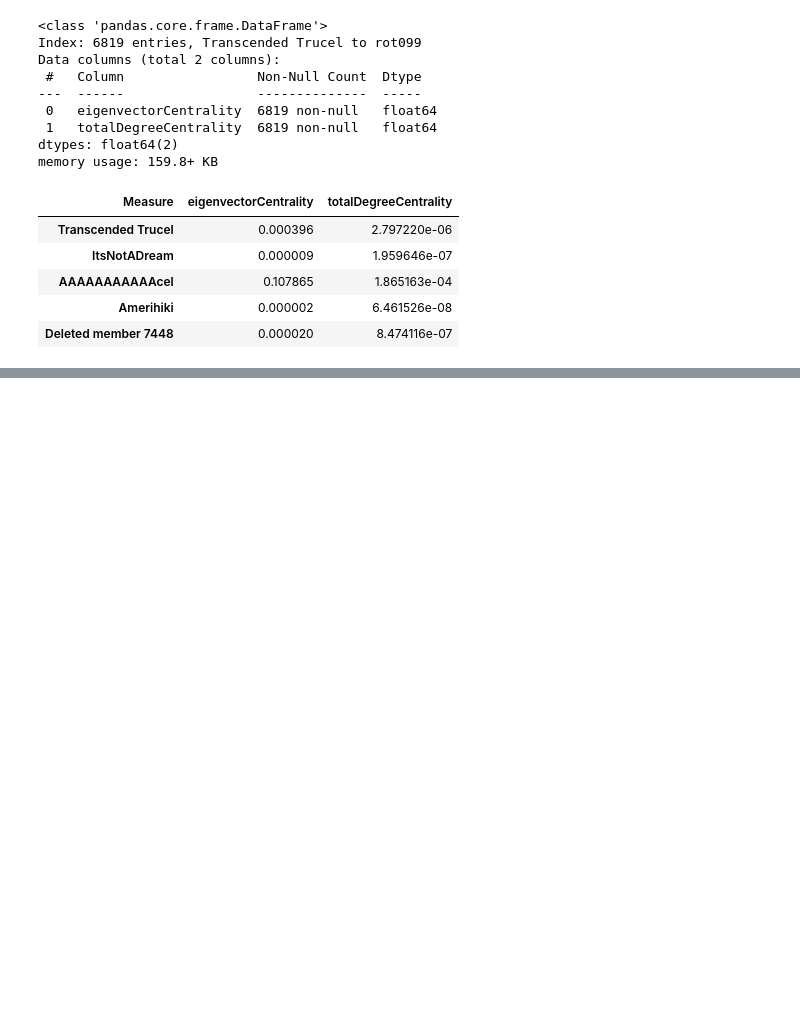
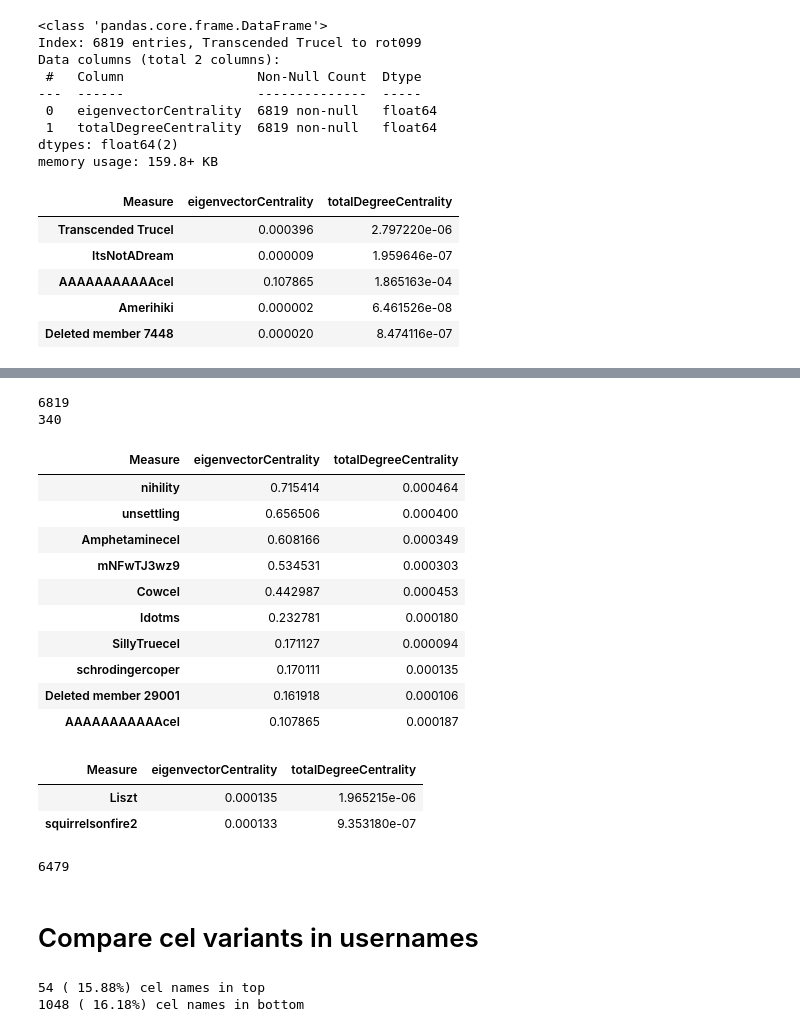
Before and after one commit to michaelmilleryoder/incels_identities, a Jupyter notebook: jupyter/central_users.ipynb, the cells around one changed output, grey strips where cells are left out. Saved outputs shown, nothing was run; the diff lists cells and outputs as text; code cells hidden in the pictures; blank space fills up the shorter version.

```diff
--- a/jupyter/central_users.ipynb
+++ b/jupyter/central_users.ipynb
@@ -43,0 +47,42 @@ px.bar(selected, x=selected.index, y='eigenvectorCentrality')
+# %%
+print(len(central))
+top = int(len(central)/20)
+print(top)
+highest_eigen = central.sort_values('eigenvectorCentrality', ascending=False).iloc[:top]
+highest_eigen.head(10)
+# %% [output]
+6819
+340
+| Measure | eigenvectorCentrality | totalDegreeCentrality |
+| nihility | 0.715414 | 0.000464 |
+| unsettling | 0.656506 | 0.000400 |
+| Amphetaminecel | 0.608166 | 0.000349 |
+| mNFwTJ3wz9 | 0.534531 | 0.000303 |
+| Cowcel | 0.442987 | 0.000453 |
+| Idotms | 0.232781 | 0.000180 |
+| SillyTruecel | 0.171127 | 0.000094 |
+| schrodingercoper | 0.170111 | 0.000135 |
+| Deleted member 29001 | 0.161918 | 0.000106 |
+| AAAAAAAAAAAcel | 0.107865 | 0.000187 |
+# %%
+highest_eigen.tail(2)
+# %% [output]
+| Measure | eigenvectorCentrality | totalDegreeCentrality |
+| Liszt | 0.000135 | 1.965215e-06 |
+| squirrelsonfire2 | 0.000133 | 9.353180e-07 |
+# %%
+rest = central[~central.index.isin(highest_eigen.index)]
+len(rest)
+# %% [output]
+6479
+# %% [markdown]
+# Compare cel variants in usernames
+# %%
+# Extract cel variants from top users vs others
+topcel = [name for name in highest_eigen.index if 'cel' in name]
+print(f'{len(topcel)} ({len(topcel)/len(highest_eigen): .2%}) cel names in top')
+bottomcel = [name for name in rest.index if 'cel' in name]
+print(f'{len(bottomcel)} ({len(bottomcel)/len(rest): .2%}) cel names in bottom')
+# %% [output]
+54 ( 15.88%) cel names in top
+1048 ( 16.18%) cel names in bottom
```
Also changed, not shown: parts of 27 cells of this notebook, 1 other file.
